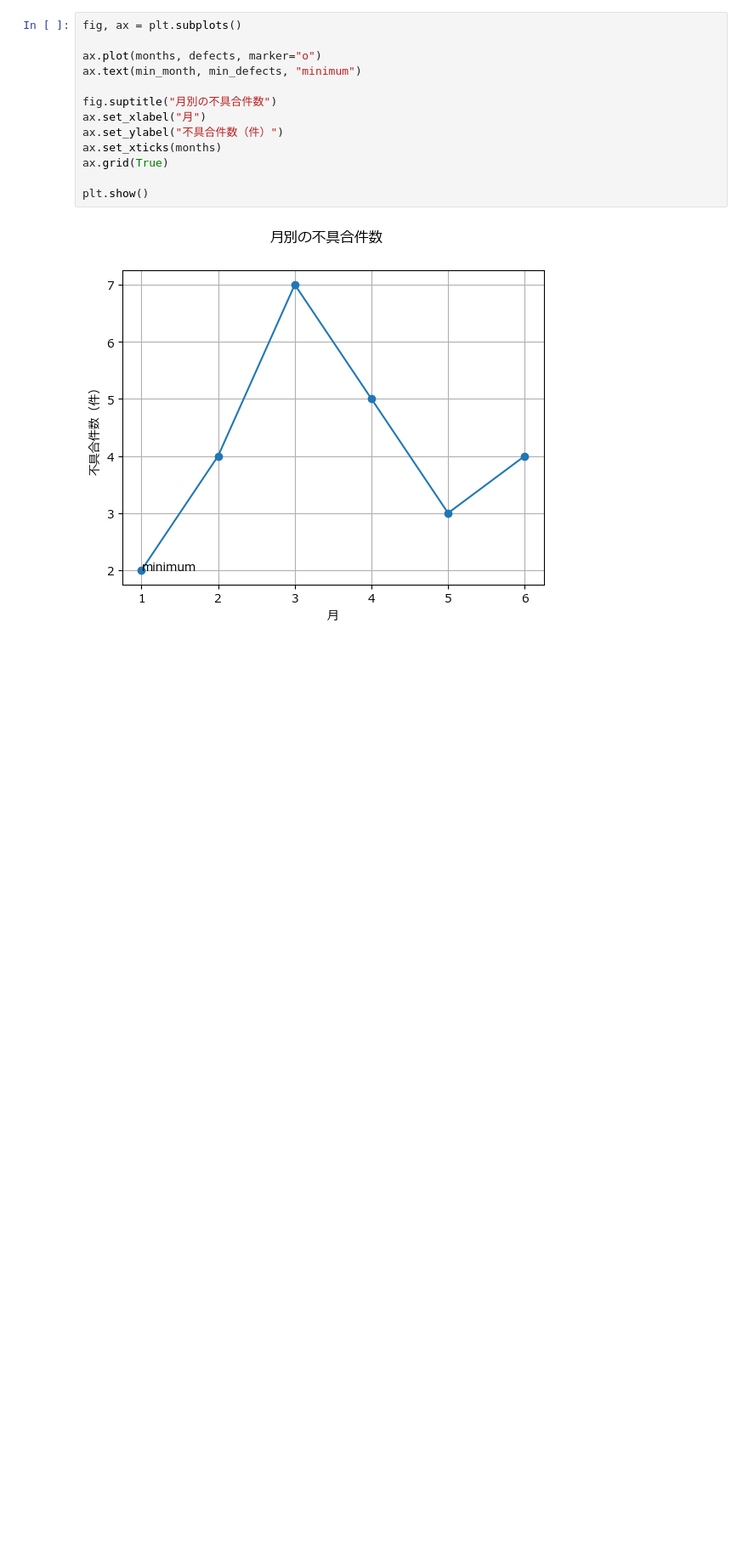
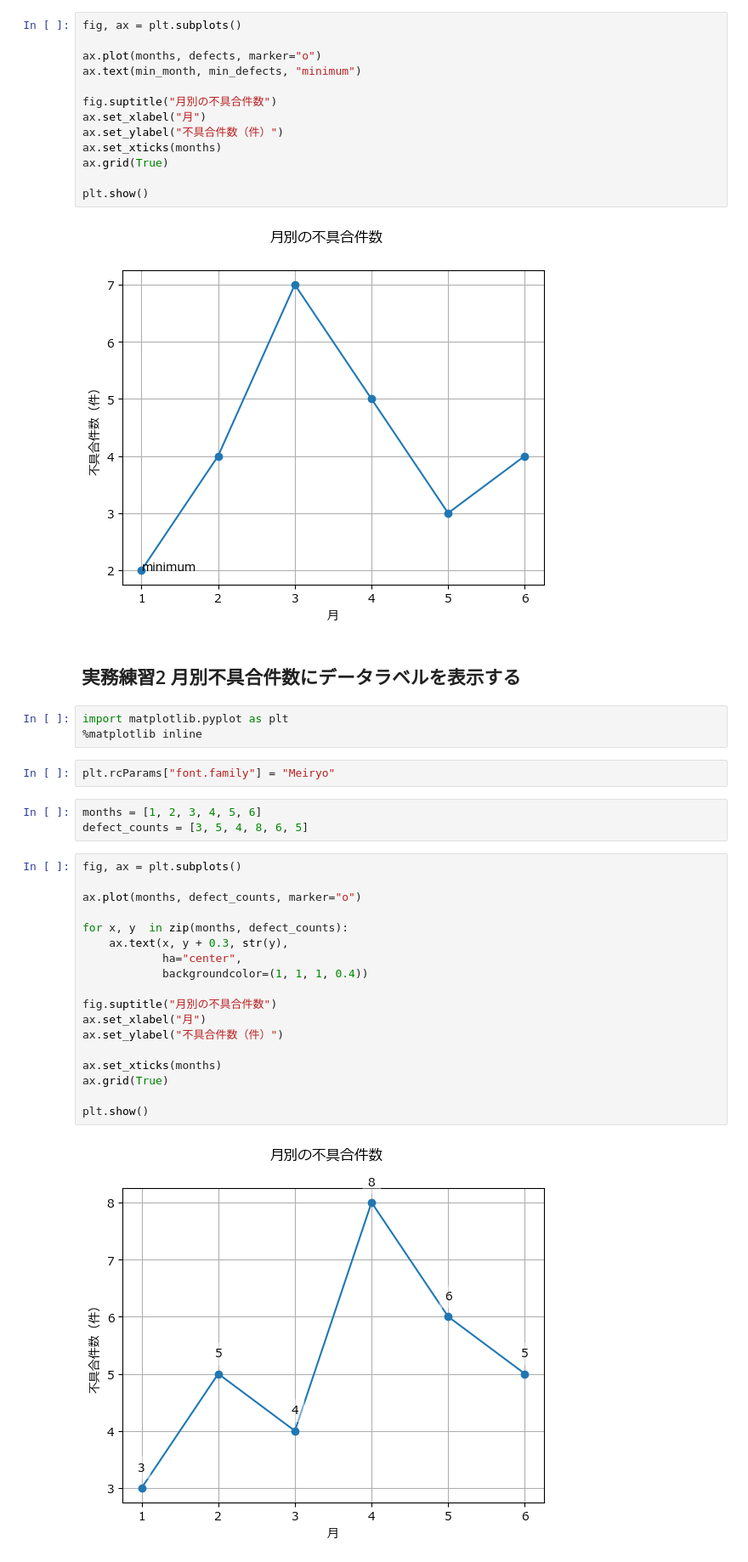
Before and after one commit to kjfarm1225/pyq_practice, a Jupyter notebook: 140_5_text_setting/140-5_text_setting.ipynb, the cells around one changed output. Shown at 85% size. Cells and saved outputs as stored; diff of their text form; blank space fills up the shorter version.

```diff
--- a/140_5_text_setting/140-5_text_setting.ipynb
+++ b/140_5_text_setting/140-5_text_setting.ipynb
@@ -133,3 +133,33 @@ ax.grid(True)
 plt.show()
 # %% [output]
 [figure]
+# %% [markdown]
+## 実務練習2 月別不具合件数にデータラベルを表示する
+# %%
+import matplotlib.pyplot as plt
+%matplotlib inline
+# %%
+plt.rcParams["font.family"] = "Meiryo"
+# %%
+months = [1, 2, 3, 4, 5, 6]
+defect_counts = [3, 5, 4, 8, 6, 5]
+# %%
+fig, ax = plt.subplots()
+
+ax.plot(months, defect_counts, marker="o")
+
+for x, y  in zip(months, defect_counts):
+    ax.text(x, y + 0.3, str(y),
+            ha="center",
+            backgroundcolor=(1, 1, 1, 0.4))
+
+fig.suptitle("月別の不具合件数")
+ax.set_xlabel("月")
+ax.set_ylabel("不具合件数（件）")
+
+ax.set_xticks(months)
+ax.grid(True)
+
+plt.show()
+# %% [output]
+[figure, added]
```
Also changed, not shown: parts of 4 cells of this notebook.
